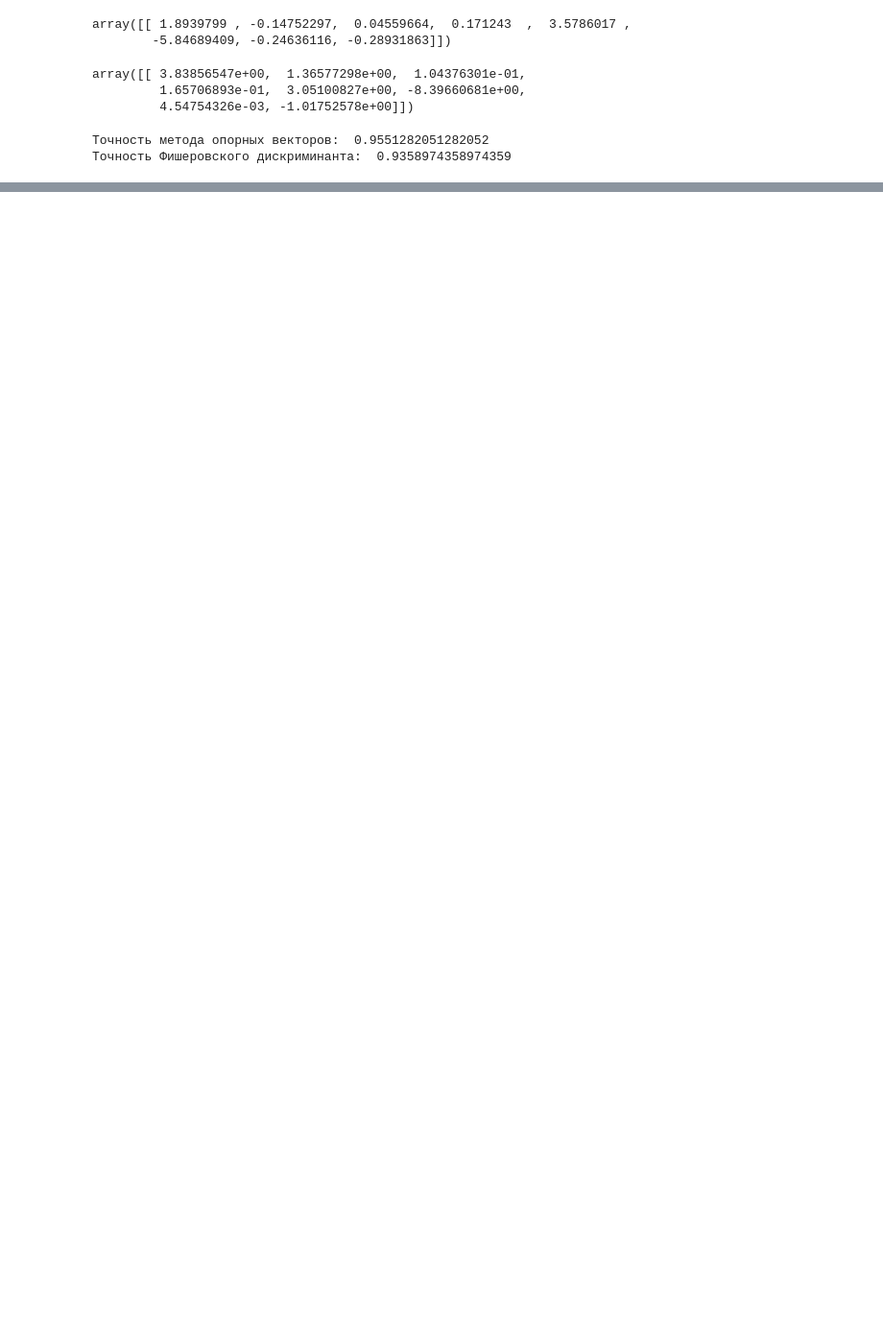
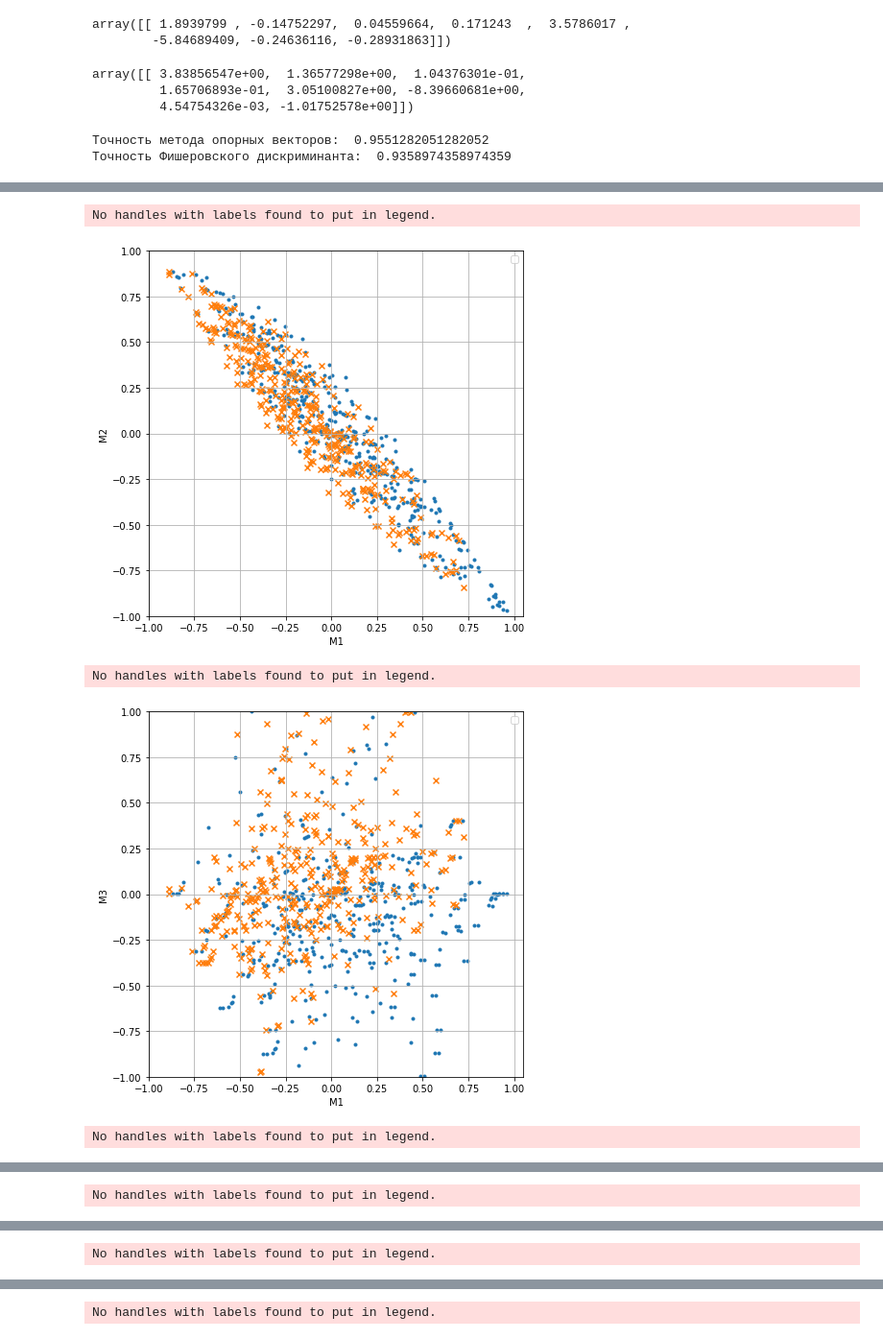
Before and after one commit to Breketov/MMPO, a Jupyter notebook: MMPO.ipynb, the cells around one changed output, grey strips where cells are left out. Shown at 96% size. Cells and saved outputs as stored; diff of their text form; code cells hidden in the pictures; blank space fills up the shorter version.

```diff
--- a/MMPO.ipynb
+++ b/MMPO.ipynb
@@ -356,24 +362,30 @@ print('Точность Фишеровского дискриминанта: ',
 # %%
 # Тут будут графики и все такие дела
-""" X=data_class().loc[:,'M1':'M8']
+X=data_class().loc[:,'M1':'M8']
 y=data_class().loc[:,'target']
 
 import matplotlib.pyplot as plt
 %matplotlib inline
 
 X1 = X[y==1]
 X0 = X[y==-1]
 
 for i in range(len(X.columns)):
     for j in range(i + 1, len(X.columns)):
         x=np.linspace(-1, 1)
         plt.figure(figsize=(7, 7))
         plt.scatter(x = X1[X.columns[i]], y=X1[X.columns[j]], marker='.')
         plt.scatter(x = X0[X.columns[i]], y=X0[X.columns[j]], marker='x')
         plt.xlim(-1,)
         plt.ylim(-1,1)
         plt.legend()
         plt.xlabel(X.columns[i])
         plt.ylabel(X.columns[j])
         plt.grid()
-        plt.show() """
+        plt.show()
+# %% [output]
+No handles with labels found to put in legend.
+[figure, added]
+No handles with labels found to put in legend.
+[figure, added]
+No handles with labels found to put in legend.
@@ -379,0 +393 @@ for i in range(len(X.columns)):
+No handles with labels found to put in legend.
@@ -379,0 +395 @@ for i in range(len(X.columns)):
+No handles with labels found to put in legend.
@@ -379,0 +397 @@ for i in range(len(X.columns)):
+No handles with labels found to put in legend.
```
Also changed, not shown: parts of 5 cells of this notebook.
